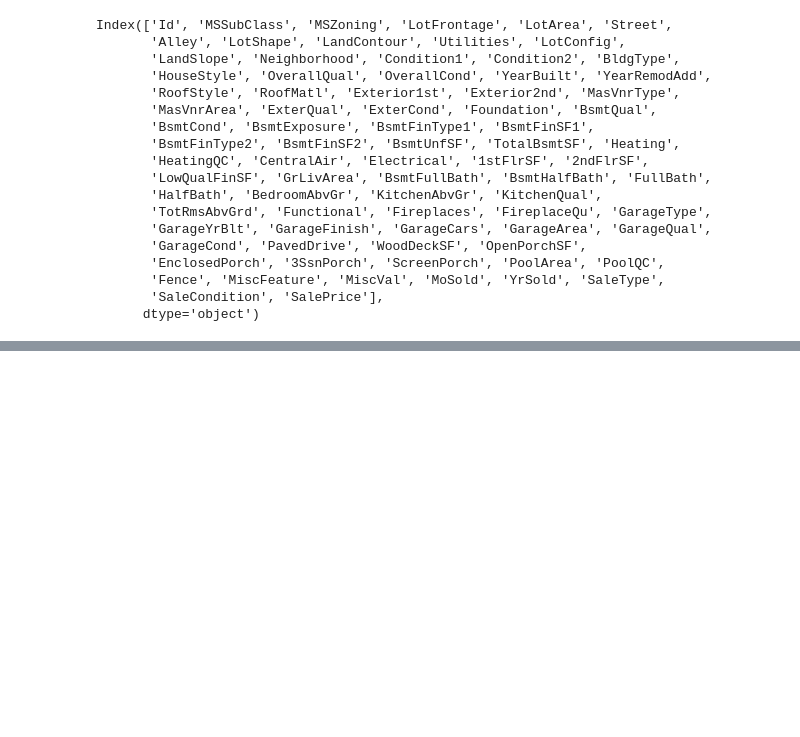
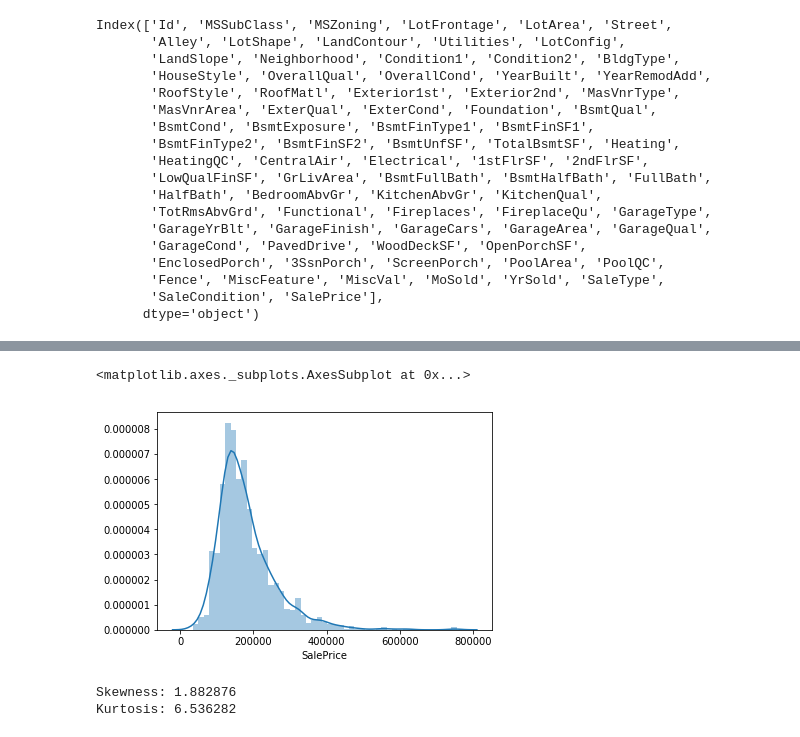
Before and after one commit to BogdanFloris/Data-Science, a Jupyter notebook: house-pricing/house_pricing.ipynb, the cells around one changed output, grey strips where cells are left out. Cells and saved outputs as stored; diff of their text form; code cells hidden in the pictures; blank space fills up the shorter version.

```diff
--- a/house-pricing/house_pricing.ipynb
+++ b/house-pricing/house_pricing.ipynb
@@ -58,3 +60,15 @@ Index(['Id', 'MSSubClass', 'MSZoning', 'LotFrontage', 'LotArea', 'Street',
        'Fence', 'MiscFeature', 'MiscVal', 'MoSold', 'YrSold', 'SaleType',
        'SaleCondition', 'SalePrice'],
       dtype='object')
+# %%
+# save the ID column
+train_Id = df_train['Id']
+test_Id = df_test['Id']
+
+# drop the ID column
+df_train.drop('Id', axis=1, inplace=True)
+df_test.drop('Id', axis=1, inplace=True)
+
+# Shape of the data after drop
+print("Train data shape:", df_train.shape)
+print("Test data shape", df_test.shape)
@@ -60,0 +100,12 @@ Index(['Id', 'MSSubClass', 'MSZoning', 'LotFrontage', 'LotArea', 'Street',
+# %%
+sns.distplot(df_train['SalePrice'])
+# %% [output]
+<matplotlib.axes._subplots.AxesSubplot at 0x...>
+[figure, added]
+# %%
+# skewness and kurtosis
+print("Skewness: %f" % df_train['SalePrice'].skew())
+print("Kurtosis: %f" % df_train['SalePrice'].kurt())
+# %% [output]
+Skewness: 1.882876
+Kurtosis: 6.536282
```
Also changed, not shown: parts of 75 cells of this notebook.
